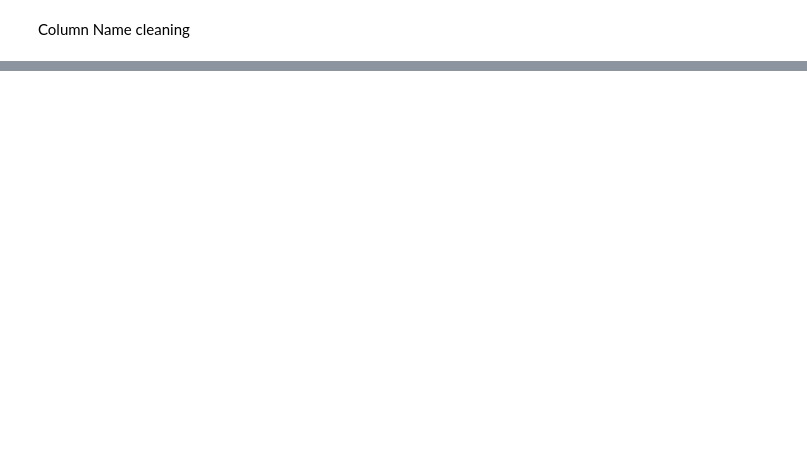
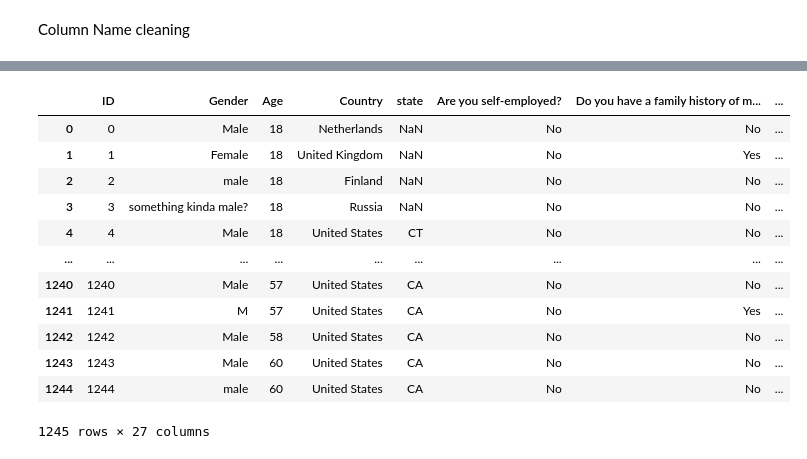
Before and after one commit to RaymondLeong94/Mental-Health-in-Tech, a Jupyter notebook: Cleaning.ipynb, the cells around one changed output, grey strips where cells are left out. Drawn from its saved outputs; the diff is of its cells as text; code cells hidden in the pictures; blank space fills up the shorter version.

Commit message:
finished tableau preparation for data
finished notebook and made tableau files

```diff
--- a/Cleaning.ipynb
+++ b/Cleaning.ipynb
@@ -69,11 +74,12 @@ Name: count, dtype: int64>
 # %%
+#this function creates a column for 0's and 1's to represent those afflicted
 def mental_health_present(row):
     if row['work_interfere'] == 'No MI':
+        return 0
+    else:
         return 1
-    else:
-        return 0
 
 # Apply the function to create the new column
-df['mental_health_present'] = df.apply(mental_health_present, axis=1)
+df['Mental_Health'] = df.apply(mental_health_present, axis=1)
 # %%
 #verify the sum = 262
@@ -195,16 +158,10 @@ df prep complete
 # %%
-Worker_demographics = ['Age',
+Worker_demographics = ['ID','Gender', 'Age',
     'Country',
                        'state', 'Are you self-employed?', ]
 
 Worker_medical_demographics = ['Do you have a family history of mental illness?', 'Have you sought treatment for a mental health condition?',
               ]
-
-
-
-
-
-#skipp work intererer skip timestamp
 # %%
 Company_demographics= ['How many employees does your company or organization have?',
              'Do you work remotely (outside of an office) at least 50% of the time?',
@@ -241,6 +198,8 @@ Worker_perception_about_other_company = ['Would you bring up a mental health iss
 
 
 ]
+# %%
+Target_variable = ['Mental_Health', 'If you have a mental health condition, do you feel that it interferes with your work?', 'comments']
 # %%
 selected_columns = (
     Worker_demographics +
@@ -248,7 +207,7 @@ selected_columns = (
     Company_demographics +
     Company_medical_demographics +
     Worker_perception_about_company +
-    Worker_perception_about_other_company
+    Worker_perception_about_other_company+Target_variable
 )
 
 
@@ -271,0 +235,16 @@ df
+# %%
+df.drop(columns= 'If you have a mental health condition, do you feel that it interferes with your work?')
+# %% [output]
+|  | ID | Gender | Age | Country | state | Are you self-employed? | Do you have a family history of m... | ... |
+| 0 | 0 | Male | 18 | Netherlands | NaN | No | No | ... |
+| 1 | 1 | Female | 18 | United Kingdom | NaN | No | Yes | ... |
+| 2 | 2 | male | 18 | Finland | NaN | No | No | ... |
+| 3 | 3 | something kinda male? | 18 | Russia | NaN | No | No | ... |
+| 4 | 4 | Male | 18 | United States | CT | No | No | ... |
+| ... | ... | ... | ... | ... | ... | ... | ... | ... |
+| 1240 | 1240 | Male | 57 | United States | CA | No | No | ... |
+| 1241 | 1241 | M | 57 | United States | CA | No | Yes | ... |
+| 1242 | 1242 | Male | 58 | United States | CA | No | No | ... |
+| 1243 | 1243 | Male | 60 | United States | CA | No | No | ... |
+| 1244 | 1244 | male | 60 | United States | CA | No | No | ... |
+1245 rows × 27 columns
```
Also changed, not shown: parts of 34 cells of this notebook, 6 other files.
